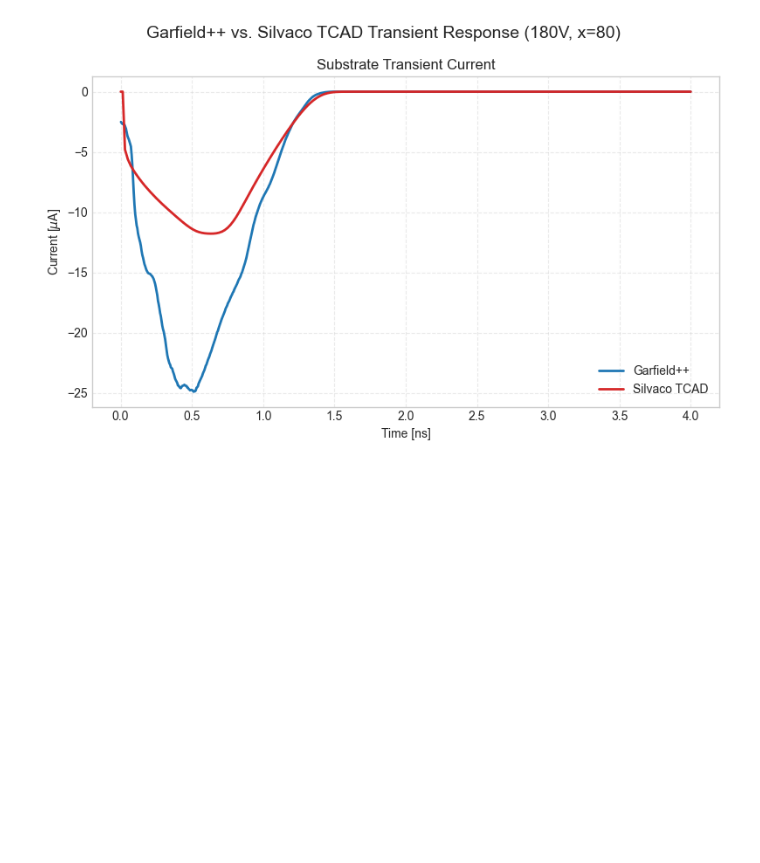
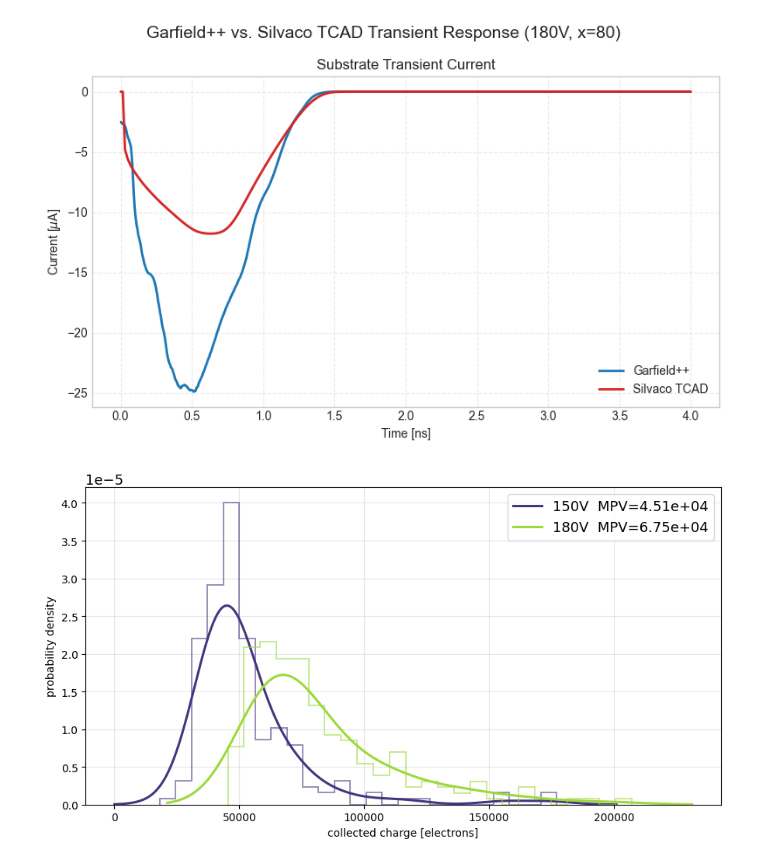
Before and after one commit to ahaines561/Garfieldpp-analysis, a Jupyter notebook: main.ipynb, the cells around one changed output. Cells and saved outputs as stored; diff of their text form; code cells hidden in the pictures; blank space fills up the shorter version.

```diff
--- a/main.ipynb
+++ b/main.ipynb
@@ -668,3 +671,73 @@ plt.tight_layout()
 plt.show()
 # %% [output]
 [figure]
+# %%
+def calculate_charges_and_mpv(file_path):
+    df = pd.read_csv(file_path, skiprows=[1])
+
+    t_ns = df["time_ns"].values
+    charges_electrons = []
+
+    for col in df.columns:
+        if col not in ["time_ns", "nPairs"]:
+            signal_uA = df[col].values
+            q_fC = simpson(np.abs(signal_uA), x=t_ns)
+            q_e = q_fC * 6241.509
+
+            charges_electrons.append(q_e)
+
+    return np.array(charges_electrons)
+
+def main():
+    files = {
+        "150V": "main-input/signal_overlay150V.csv",
+        "180V": "main-input/signal_overlay180V.csv",
+        # "190V": "main-input/signal_overlay_cathode190V.csv"
+    }
+
+    def bias_float(b):
+        return float(b.replace('V', ''))
+
+    biases = sorted(files.keys(), key=bias_float)
+
+    cmap = plt.get_cmap("viridis")
+    colors = cmap(np.linspace(0.15, 0.85, max(len(biases), 1)))
+
+    fig, ax = plt.subplots(figsize=(9, 5))
+
+    for color, bias in zip(colors, biases):
+        file_path = files[bias]
+        charges = calculate_charges_and_mpv(file_path)
+        ax.hist(charges, bins=25, histtype="step", lw=1.3, color=color,
+                density=True, alpha=0.6)
+
+        kde = gaussian_kde(charges, bw_method=0.4)
+        margin = (charges.max() - charges.min()) * 0.15
+        x_min = max(0, charges.min() - margin)
+        x_max = charges.max() + margin
+
+        kde_x = np.linspace(x_min, x_max, 500)
+        kde_y = kde(kde_x)
+        ax.plot(kde_x, kde_y, color=color, lw=2.2)
+        mpv = kde_x[np.argmax(kde_y)]
+
+        label = f"{bias}  MPV={mpv:.3g}"
+        ax.plot([], [], color=color, lw=2.2, label=label)
+
+    ax.set_xlabel("collected charge [electrons]")
+    ax.set_ylabel("probability density")
+    # ax.set_title("Collected-Charge Distribution vs Bias")
+
+    ax.ticklabel_format(axis='y', style='sci', scilimits=(0,0))
+    ax.yaxis.get_offset_text().set_fontsize(13)
+
+    ax.legend(fontsize=13)
+    ax.grid(alpha=0.3)
+
+    plt.tight_layout()
+    plt.show()
+
+if __name__ == "__main__":
+    main()
+# %% [output]
+[figure, added]
```
Also changed, not shown: parts of 3 cells of this notebook, 6 other files.
